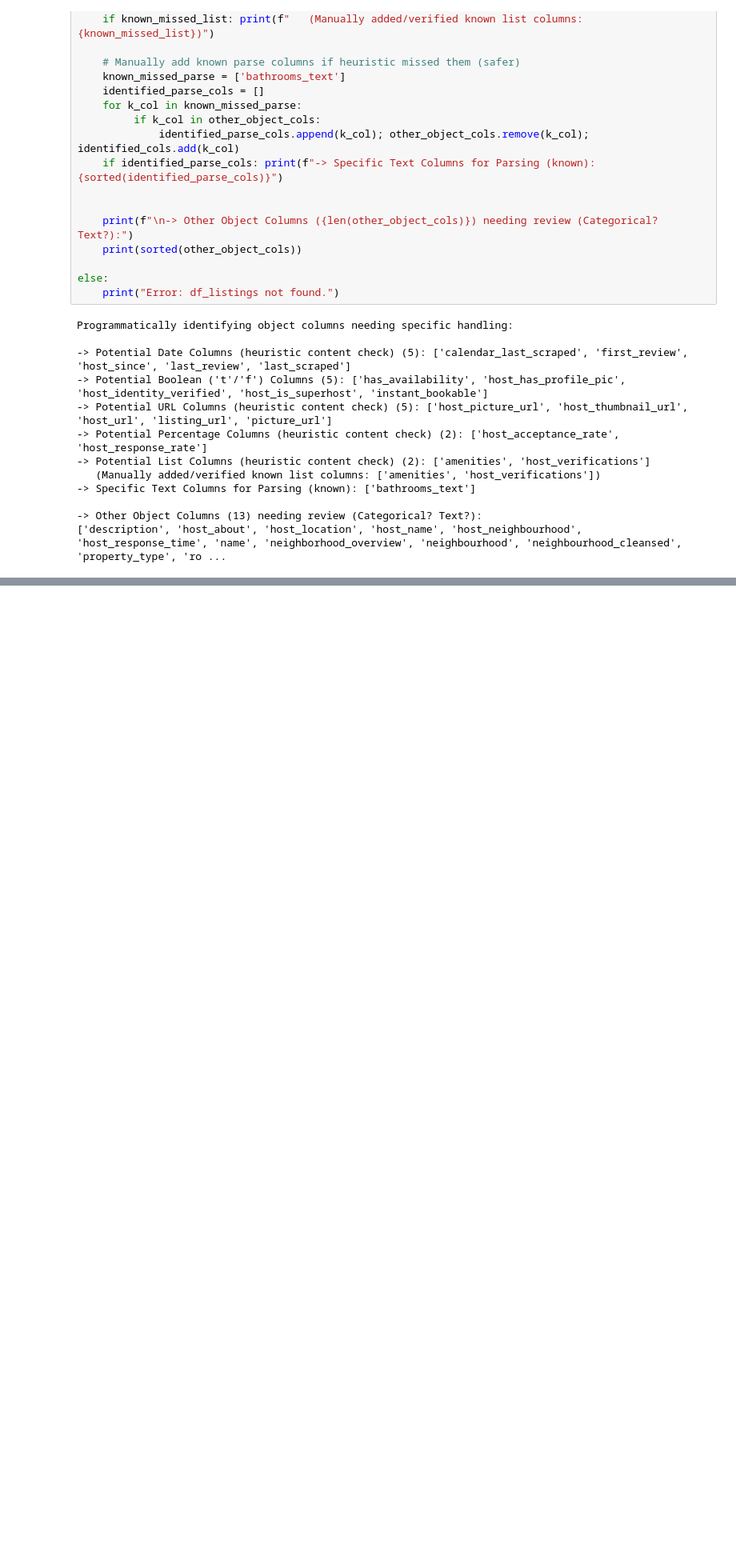
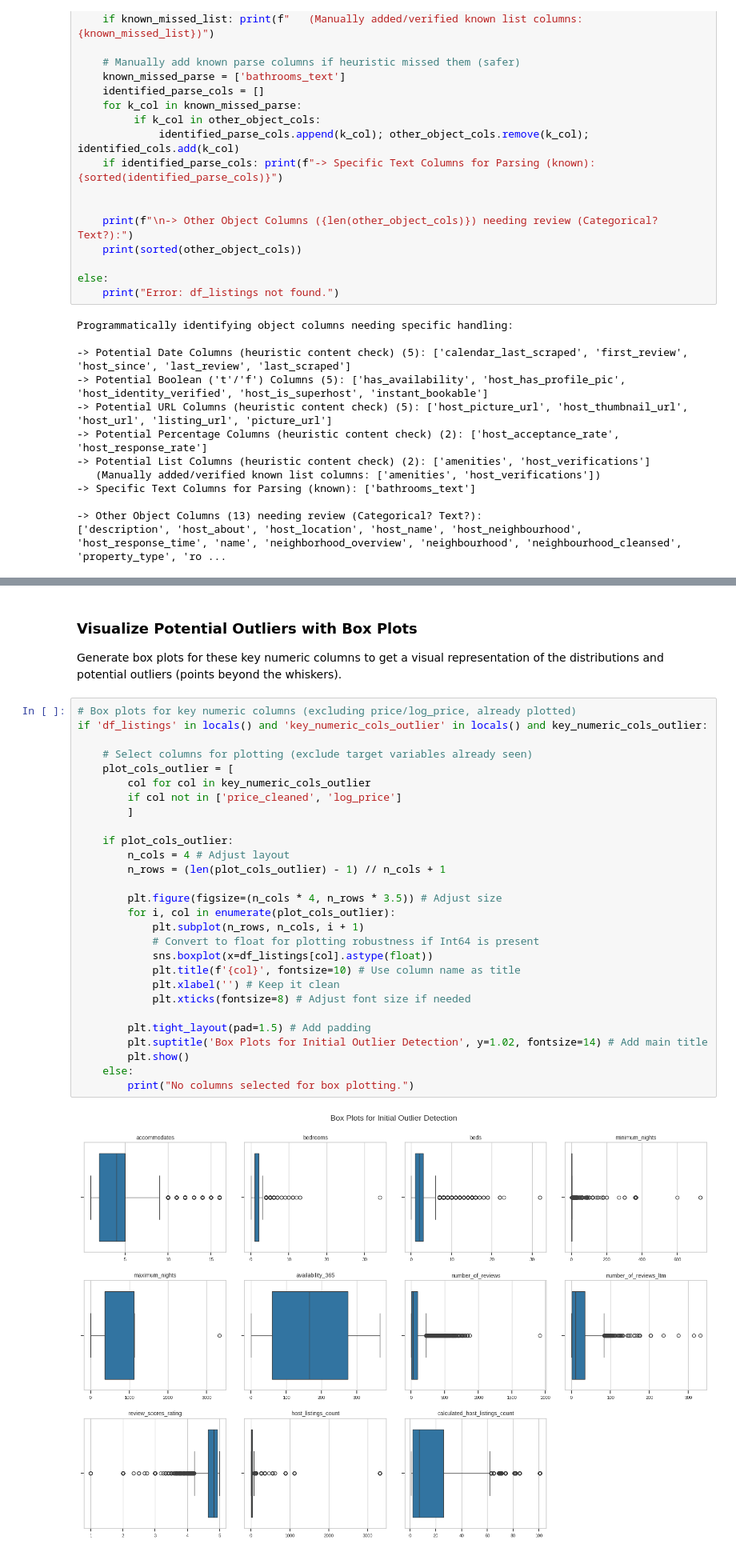
Before and after one commit to DataXteam/Airbnb_data_analysis, a Jupyter notebook: notebooks/01-Data_Understanding.ipynb, the cells around one changed output, grey strips where cells are left out. Shown at 80% size. Saved outputs shown, nothing was run; the diff lists cells and outputs as text; blank space fills up the shorter version.

```diff
--- a/notebooks/01-Data_Understanding.ipynb
+++ b/notebooks/01-Data_Understanding.ipynb
@@ -718,0 +970,33 @@ This systematic identification ensures that columns are appropriately formatted
+# %% [markdown]
+### Visualize Potential Outliers with Box Plots
+Generate box plots for these key numeric columns to get a visual representation of the distributions and potential outliers (points beyond the whiskers).
+# %%
+# Box plots for key numeric columns (excluding price/log_price, already plotted)
+if 'df_listings' in locals() and 'key_numeric_cols_outlier' in locals() and key_numeric_cols_outlier:
+
+    # Select columns for plotting (exclude target variables already seen)
+    plot_cols_outlier = [
+        col for col in key_numeric_cols_outlier
+        if col not in ['price_cleaned', 'log_price']
+        ]
+
+    if plot_cols_outlier:
+        n_cols = 4 # Adjust layout
+        n_rows = (len(plot_cols_outlier) - 1) // n_cols + 1
+
+        plt.figure(figsize=(n_cols * 4, n_rows * 3.5)) # Adjust size
+        for i, col in enumerate(plot_cols_outlier):
+            plt.subplot(n_rows, n_cols, i + 1)
+            # Convert to float for plotting robustness if Int64 is present
+            sns.boxplot(x=df_listings[col].astype(float))
+            plt.title(f'{col}', fontsize=10) # Use column name as title
+            plt.xlabel('') # Keep it clean
+            plt.xticks(fontsize=8) # Adjust font size if needed
+
+        plt.tight_layout(pad=1.5) # Add padding
+        plt.suptitle('Box Plots for Initial Outlier Detection', y=1.02, fontsize=14) # Add main title
+        plt.show()
+    else:
+        print("No columns selected for box plotting.")
+# %% [output]
+[figure, added]
```
Also changed, not shown: parts of 31 cells of this notebook.
